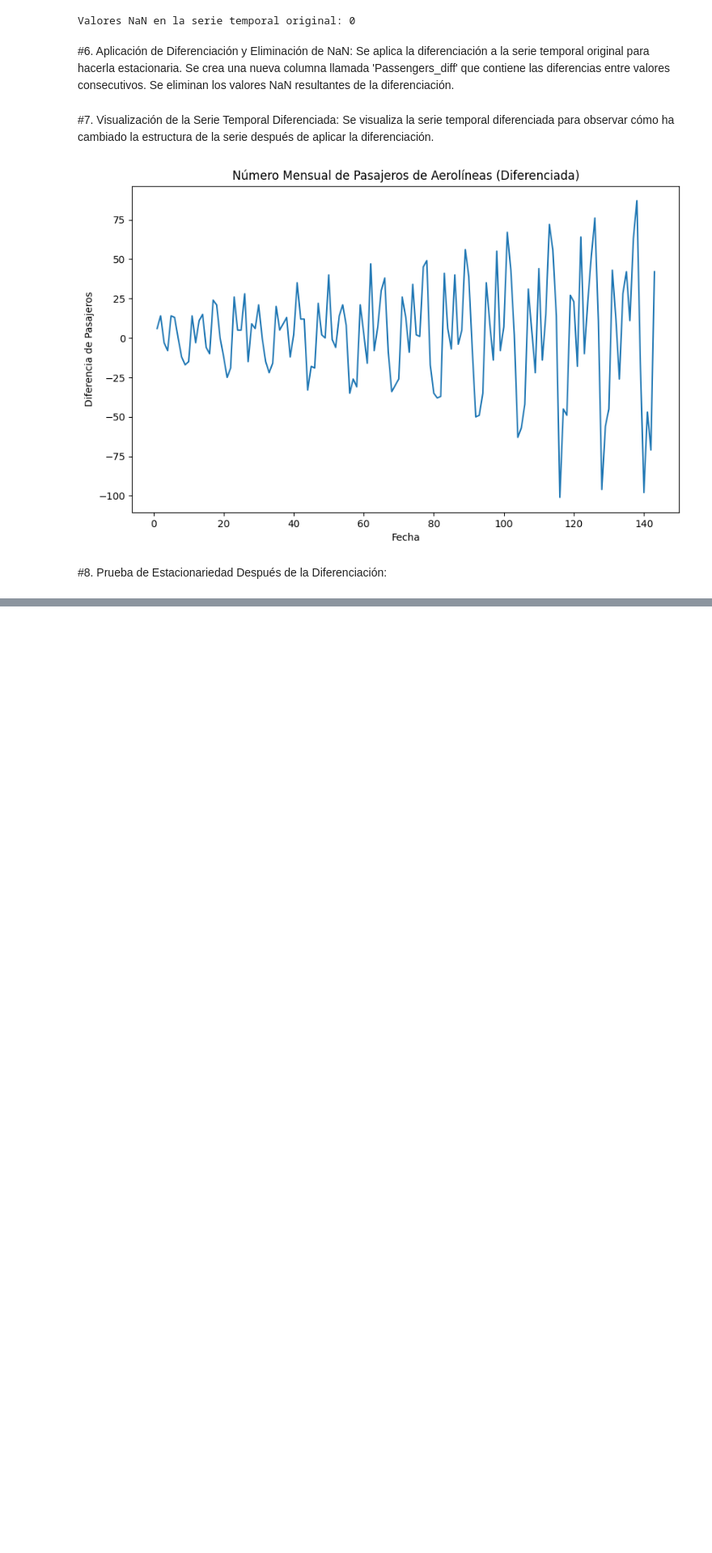
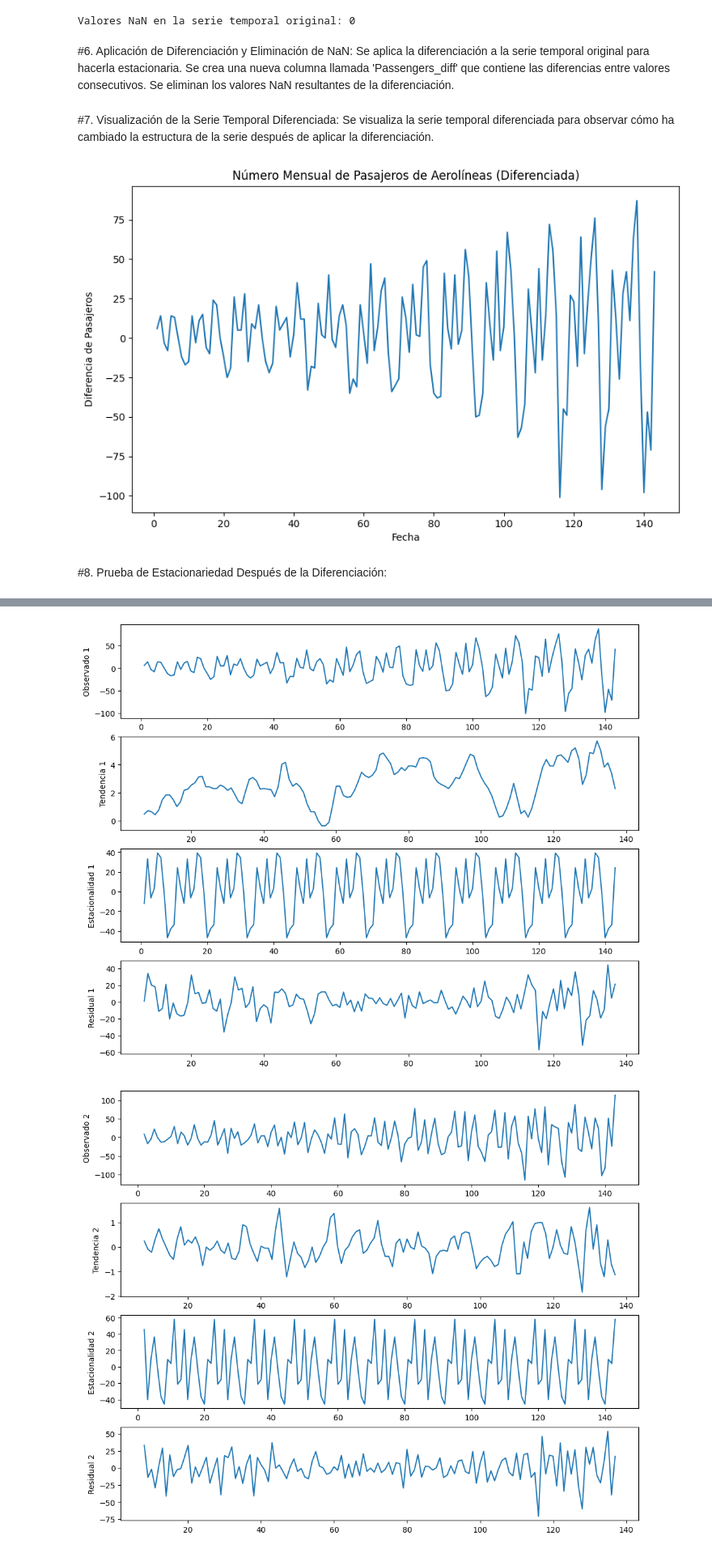
Before and after one commit to JosueBVN/Implementacion-JBVN-A01751694, a Jupyter notebook: A01751694_EMAPP_Analisis.ipynb, the cells around one changed output, grey strips where cells are left out. Shown: that part at 81% size. Drawn from its saved outputs; the diff is of its cells as text; code cells hidden in the pictures; blank space fills up the shorter version.

```diff
--- a/A01751694_EMAPP_Analisis.ipynb
+++ b/A01751694_EMAPP_Analisis.ipynb
@@ -107,6 +108,14 @@ plt.show()
 result_diff = adfuller(df['Passengers_diff'].dropna())
 print('Estadística de la prueba ADF después de diferenciación:', result_diff[0])
 print('Valor p después de diferenciación:', result_diff[1])
+print('\n')
+# Aplicar segunda diferenciación y eliminar NaN
+df['Passengers_diff2'] = df['Passengers_diff'].diff().dropna()
+
+# Prueba de estacionariedad después de segunda diferenciación
+result_diff2 = adfuller(df['Passengers_diff2'].dropna())
+print('Estadística de la prueba ADF después de segunda diferenciación:', result_diff2[0])
+print('Valor p después de segunda diferenciación:', result_diff2[1])
 # %% [output]
 Estadística de la prueba ADF después de diferenciación: -2.8292668241700047
 Valor p después de diferenciación: 0.05421329028382478
@@ -115,0 +179,39 @@ Después de la diferenciación, el valor p de la prueba ADF es 0.0542, sugiriend
+# %%
+# Eliminar la observación con NaN en la serie temporal diferenciada
+df = df.dropna(subset=['Passengers_diff'])
+
+# Descomposición estacional después de eliminar el NaN
+result_seasonal = seasonal_decompose(df['Passengers_diff'], model='aditive', period=12)
+
+# Gráfico de descomposición
+fig, (ax1, ax2, ax3, ax4) = plt.subplots(4, 1, figsize=(12, 10))
+result_seasonal.observed.plot(ax=ax1)
+ax1.set_ylabel('Observado 1')
+result_seasonal.trend.plot(ax=ax2)
+ax2.set_ylabel('Tendencia 1')
+result_seasonal.seasonal.plot(ax=ax3)
+ax3.set_ylabel('Estacionalidad 1')
+result_seasonal.resid.plot(ax=ax4)
+ax4.set_ylabel('Residual 1')
+plt.show()
+
+# Eliminar la observación con NaN en la serie temporal diferenciada
+df1 = df.dropna(subset=['Passengers_diff2'])
+
+# Descomposición estacional después de eliminar el NaN
+result_seasonal = seasonal_decompose(df1['Passengers_diff2'], model='aditive', period=12)
+
+# Gráfico de descomposición
+fig, (ax1, ax2, ax3, ax4) = plt.subplots(4, 1, figsize=(12, 10))
+result_seasonal.observed.plot(ax=ax1)
+ax1.set_ylabel('Observado 2')
+result_seasonal.trend.plot(ax=ax2)
+ax2.set_ylabel('Tendencia 2')
+result_seasonal.seasonal.plot(ax=ax3)
+ax3.set_ylabel('Estacionalidad 2')
+result_seasonal.resid.plot(ax=ax4)
+ax4.set_ylabel('Residual 2')
+plt.show()
+# %% [output]
+[figure, added]
+[figure, added]
```
Also changed, not shown: parts of 18 cells of this notebook.
